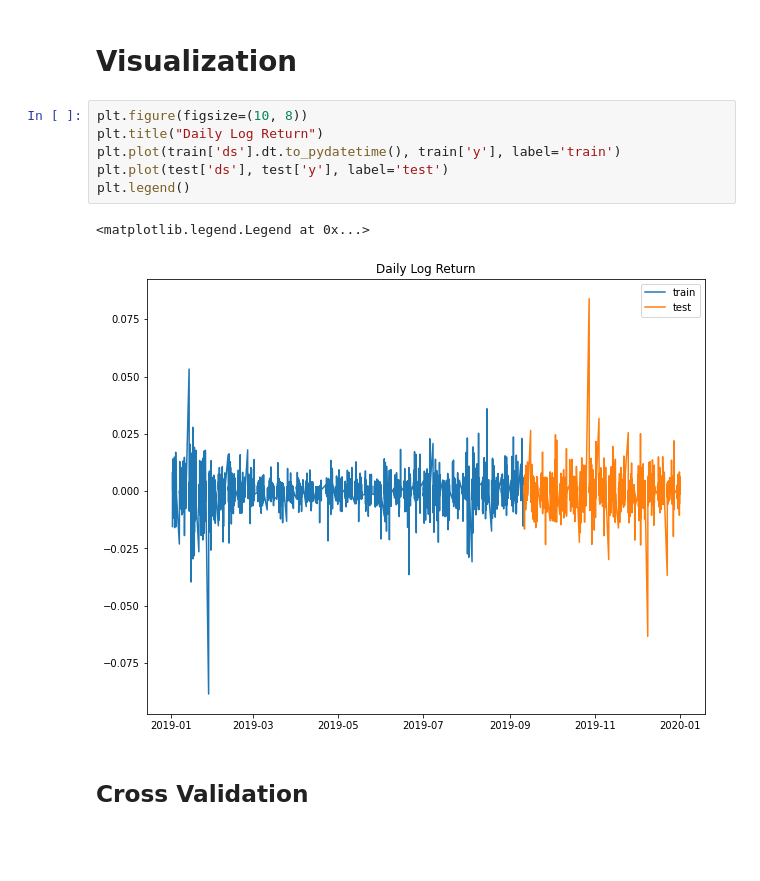
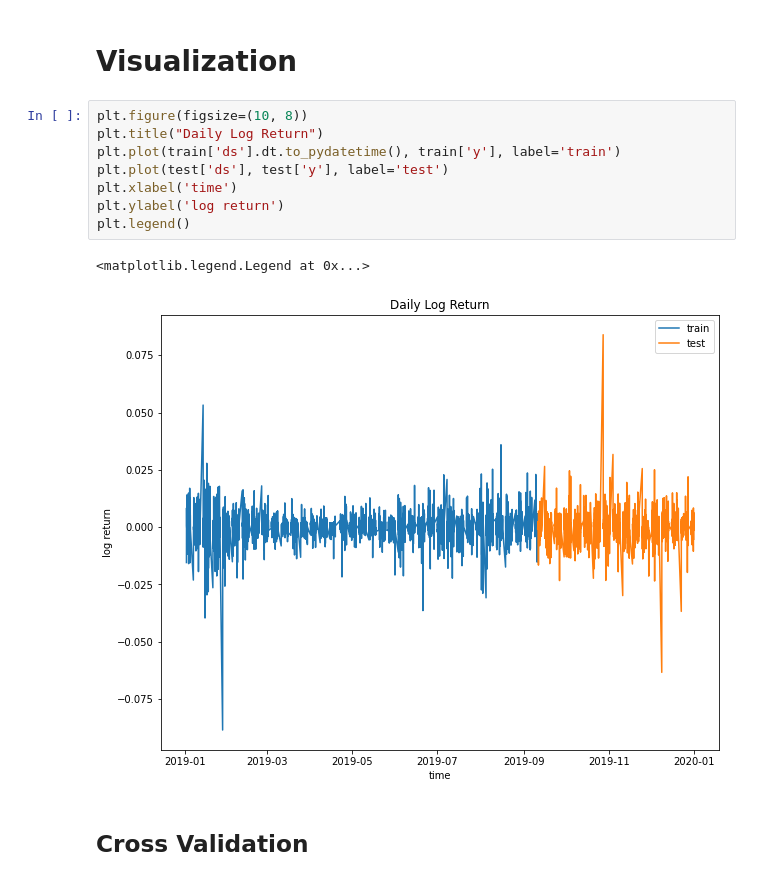
Before and after one commit to r50206v/E4729-Algorithm-Trading, a Jupyter notebook: project/prophet.ipynb, the cells around one changed output. Cells and saved outputs as stored; diff of their text form; blank space fills up the shorter version.

```diff
--- a/project/prophet.ipynb
+++ b/project/prophet.ipynb
@@ -105,12 +105,14 @@ test.tail(2)
 # %%
 plt.figure(figsize=(10, 8))
 plt.title("Daily Log Return")
 plt.plot(train['ds'].dt.to_pydatetime(), train['y'], label='train')
 plt.plot(test['ds'], test['y'], label='test')
+plt.xlabel('time')
+plt.ylabel('log return')
 plt.legend()
 # %% [output]
 <matplotlib.legend.Legend at 0x...>
-[figure, old version]
+[figure, new version]
 # %% [markdown]
 ## Cross Validation
 # %%
```
Also changed, not shown: parts of 1 cell of this notebook, 1 other file.
